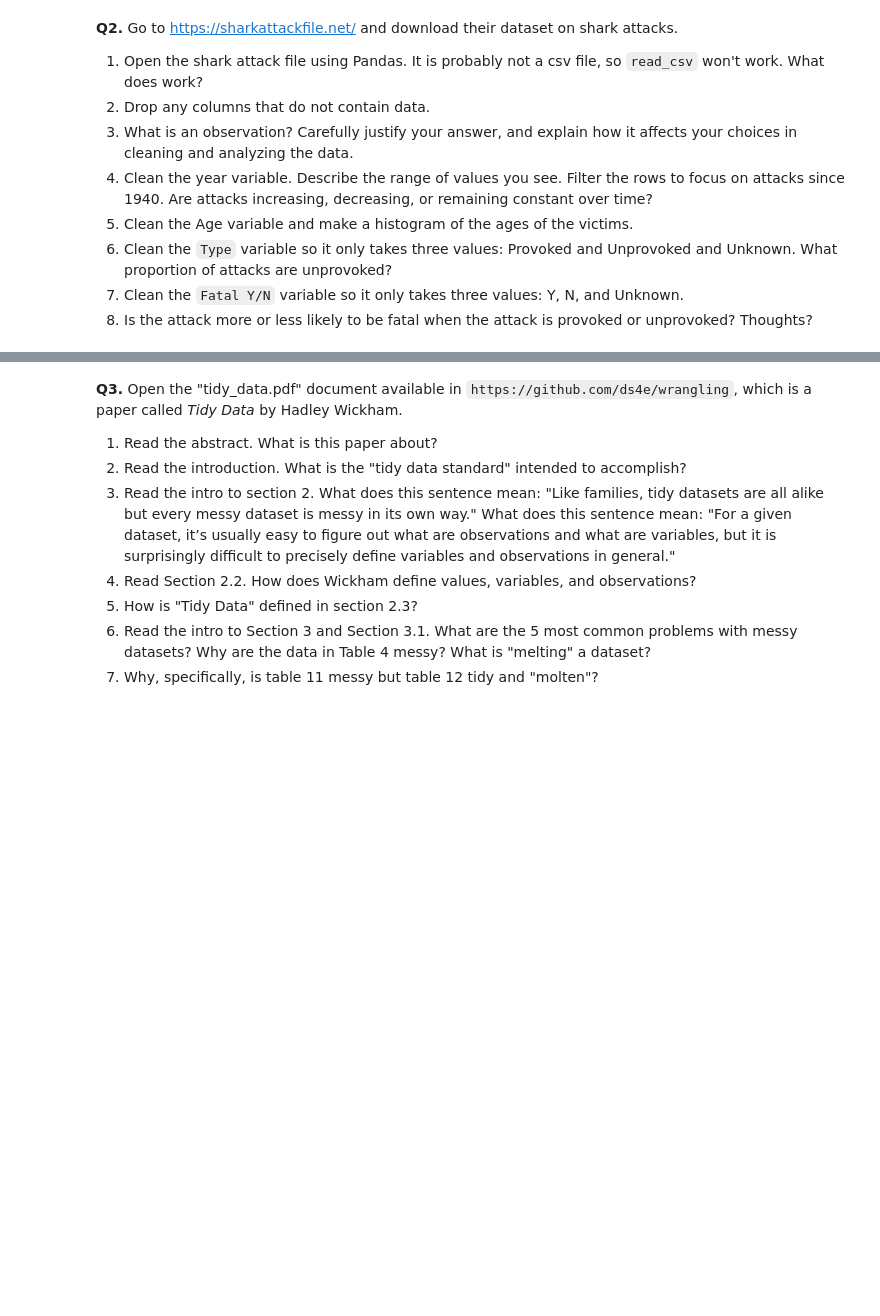
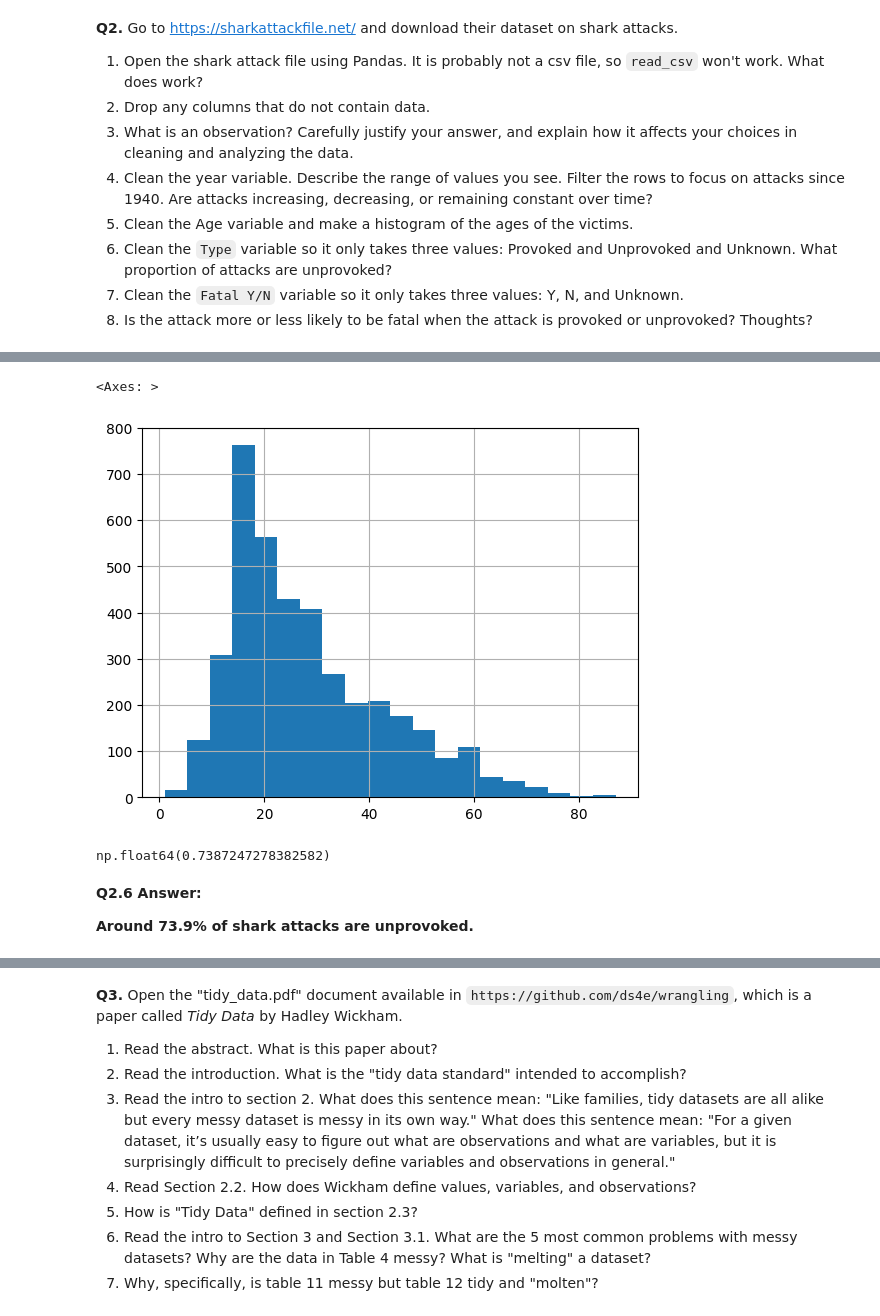
Before and after one commit to namithatholasi/undergrad_ml_assignments, a Jupyter notebook: 01_assignment_wrangling_and_eda.ipynb, the cells around one changed output, grey strips where cells are left out. Drawn from its saved outputs; the diff is of its cells as text; code cells hidden in the pictures; blank space fills up the shorter version.

```diff
--- a/01_assignment_wrangling_and_eda.ipynb
+++ b/01_assignment_wrangling_and_eda.ipynb
@@ -114,3 +162,8 @@ I cleaned the subject-
 6. Clean the `Type` variable so it only takes three values: Provoked and Unprovoked and Unknown. What proportion of attacks are unprovoked?
 7. Clean the `Fatal Y/N` variable so it only takes three values: Y, N, and Unknown.
 8. Is the attack more or less likely to be fatal when the attack is provoked or unprovoked? Thoughts?
+# %%
+#Q2.1
+import pandas as pd
+df_shark = pd.read_excel("/content/data/GSAF5.xls")
+df_shark.head()
@@ -116,0 +182,3 @@ I cleaned the subject-
+# %%
+#Q2.2
+df_shark = df_shark.dropna(axis=1, how="all")
@@ -116,0 +189,5 @@ I cleaned the subject-
+# %%
+#Q2.4
+
+#Clean the Year column
+df_shark["Year"] = pd.to_numeric(df_shark["Year"], errors="coerce")
@@ -116,0 +234,38 @@ I cleaned the subject-
+# %%
+#Q2.5
+
+#Clean the age variable
+df_shark["Age_clean"] = pd.to_numeric(df_shark["Age"], errors="coerce")
+
+#Make a histogram
+df_shark["Age_clean"].hist(bins=20)
+# %% [output]
+<Axes: >
+[figure, added]
+# %%
+#Q2.6
+
+#Standardize the text (Lowercase everything and strip spaces)
+df_shark["Type_clean"] = df_shark["Type"].str.lower().str.strip()
+
+#Map valid categories
+df_shark["Type_clean"] = df_shark["Type_clean"].replace({
+    "unprovoked": "Unprovoked",
+    "provoked": "Provoked"
+
+})
+
+#Everything else becomes unknown
+df_shark["Type_clean"] = df_shark["Type_clean"].where(
+    df_shark["Type_clean"].isin(["Unprovoked", "Provoked"]),
+    "Unknown"
+)
+
+#Calculate the proportion of unprovoked attacks
+(df_shark["Type_clean"] == "Unprovoked").mean()
+# %% [output]
+np.float64(0.7387247278382582)
+# %% [markdown]
+**Q2.6 Answer:**
+
+**Around 73.9% of shark attacks are unprovoked.**
```
Also changed, not shown: parts of 22 cells of this notebook.
